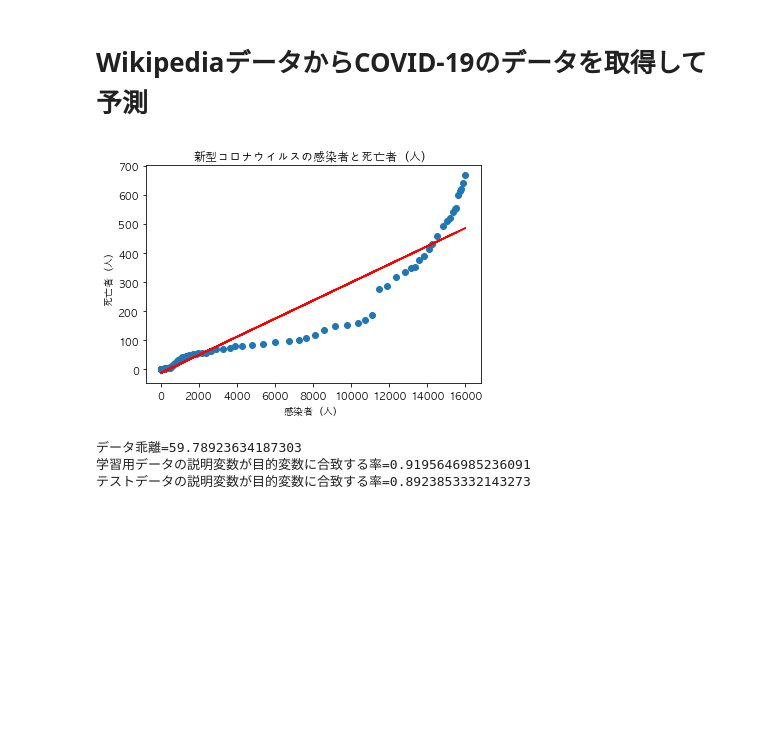
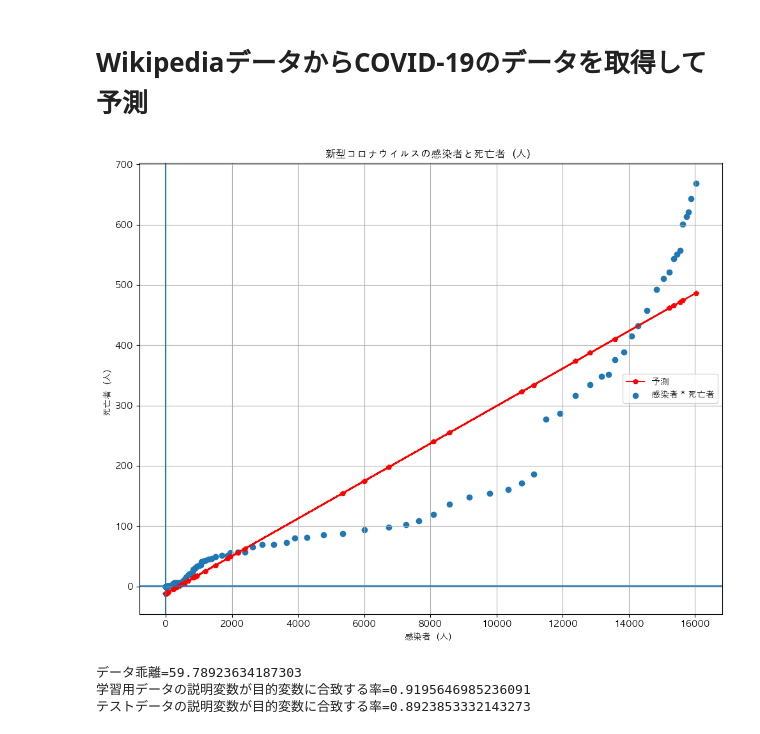
Before and after one commit to sin-to-jin/covid-19-machine-learning, a Jupyter notebook: src/Init-Analysis-Public.ipynb, the cells around one changed output. Cells and saved outputs as stored; diff of their text form; code cells hidden in the pictures; blank space fills up the shorter version.

```diff
--- a/src/Init-Analysis-Public.ipynb
+++ b/src/Init-Analysis-Public.ipynb
@@ -32,37 +32,43 @@ def wikipedia2covid19():
 import matplotlib as mpl
 mpl.rcParams['font.family'] = 'AppleGothic'
 import matplotlib.pyplot as plt
 from sklearn.model_selection import train_test_split
 from sklearn.linear_model import LinearRegression
 AUTO_RESHAPE_DIGITS = lambda column: pd.DataFrame([0 if x == None else int(x.replace(',', '')) for x in column.values]).values.reshape(-1, 1)
 def plot_scatter_covid19(df, lr, test_size=0.4):
     case = AUTO_RESHAPE_DIGITS(df.case)
     death = AUTO_RESHAPE_DIGITS(df.death)
     X_train, X_test, y_train, y_test = train_test_split(case, death, test_size=test_size, random_state=0)
     lr.fit(X_train, y_train)
     y_test_pred = lr.predict(X_test)
+    plt.figure(figsize=(10,8), dpi=100, tight_layout=True)
     plt.title('新型コロナウイルスの感染者と死亡者（人）')
-    plt.scatter(case, death)
-    plt.plot(X_test, y_test_pred, color='red')
+    plt.scatter(case, death, label='感染者 * 死亡者')
+    plt.plot(X_test, y_test_pred, color='red', marker='p', label='予測')
     plt.xlabel('感染者（人）')
     plt.ylabel('死亡者（人）')
+    plt.grid(True)
+    plt.axhline(0.5)
+    plt.axvline(0.5)
+    plt.legend(loc='best')
     plt.show()
     return pd.DataFrame({ 'X': { 'train': X_train, 'test': X_test }, 'y': { 'train': y_train, 'test': y_test, 'pred': y_test_pred } })
 
 from math import sqrt
 from sklearn.metrics import mean_squared_error
 def score_rmse_r2(tts, lr):
     return pd.Series({'rmse': sqrt(mean_squared_error(tts.y.test, tts.y.pred)), 'train': lr.score(tts.X.train, tts.y.train), 'test': lr.score(tts.X.test, tts.y.test) })
 
 lr = LinearRegression()
-tts = plot_scatter_covid19(wikipedia2covid19(), lr)
+df = wikipedia2covid19()
+tts = plot_scatter_covid19(df, lr)
 score = score_rmse_r2(tts, lr)
 
 print('データ乖離=' + str(score.rmse))
 print('学習用データの説明変数が目的変数に合致する率=' + str(score.train))
 print('テストデータの説明変数が目的変数に合致する率=' + str(score.test))
 # %% [output]
-[figure, old version]
+[figure, new version]
 データ乖離=59.78923634187303
 学習用データの説明変数が目的変数に合致する率=0.9195646985236091
 テストデータの説明変数が目的変数に合致する率=0.8923853332143273
```
